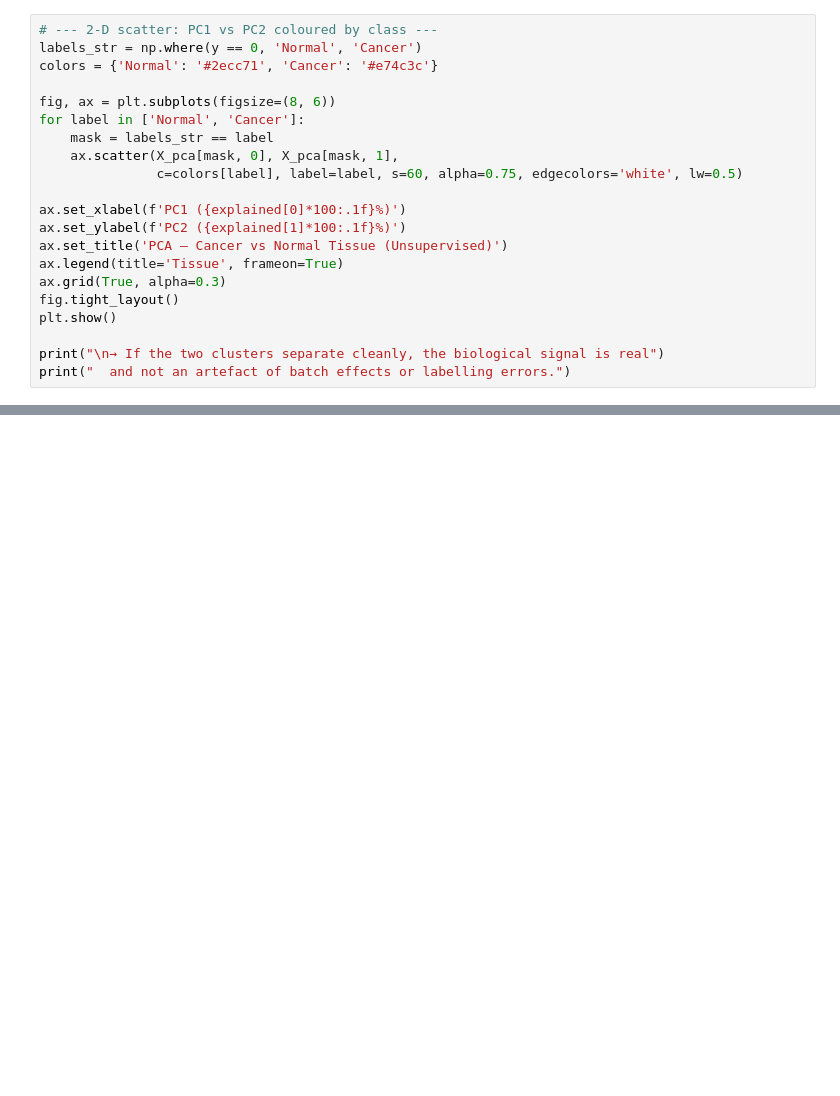
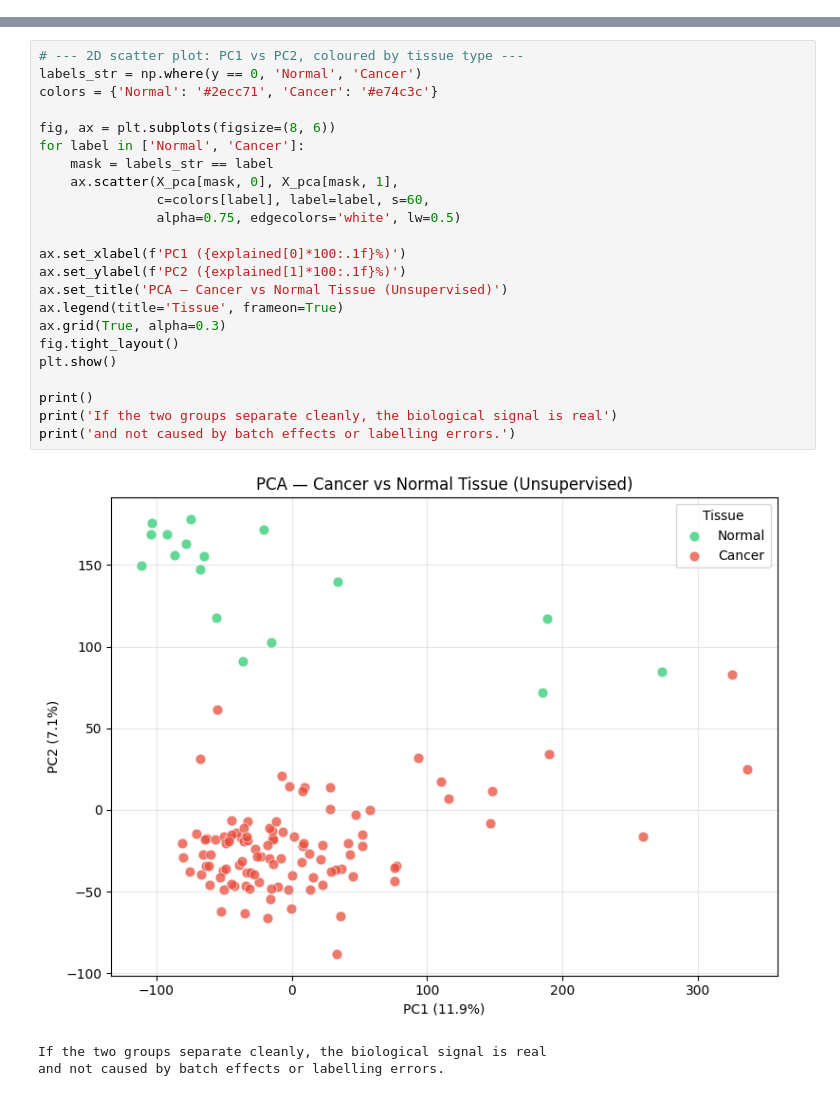
Before and after one commit to Xerass/breast-cancer-biomarker-analysis, a Jupyter notebook: analysis.ipynb, the cells around one changed output, grey strips where cells are left out. Saved outputs shown, nothing was run; the diff lists cells and outputs as text; blank space fills up the shorter version.

```diff
--- a/analysis.ipynb
+++ b/analysis.ipynb
@@ -142,21 +0,0 @@ plt.show()
-# %%
-# --- 2-D scatter: PC1 vs PC2 coloured by class ---
-labels_str = np.where(y == 0, 'Normal', 'Cancer')
-colors = {'Normal': '#2ecc71', 'Cancer': '#e74c3c'}
-
-fig, ax = plt.subplots(figsize=(8, 6))
-for label in ['Normal', 'Cancer']:
-    mask = labels_str == label
-    ax.scatter(X_pca[mask, 0], X_pca[mask, 1],
-               c=colors[label], label=label, s=60, alpha=0.75, edgecolors='white', lw=0.5)
-
-ax.set_xlabel(f'PC1 ({explained[0]*100:.1f}%)')
-ax.set_ylabel(f'PC2 ({explained[1]*100:.1f}%)')
-ax.set_title('PCA — Cancer vs Normal Tissue (Unsupervised)')
-ax.legend(title='Tissue', frameon=True)
-ax.grid(True, alpha=0.3)
-fig.tight_layout()
-plt.show()
-
-print("\n→ If the two clusters separate cleanly, the biological signal is real")
-print("  and not an artefact of batch effects or labelling errors.")
@@ -307,0 +209,27 @@ plt.show()
+# %%
+# --- 2D scatter plot: PC1 vs PC2, coloured by tissue type ---
+labels_str = np.where(y == 0, 'Normal', 'Cancer')
+colors = {'Normal': '#2ecc71', 'Cancer': '#e74c3c'}
+
+fig, ax = plt.subplots(figsize=(8, 6))
+for label in ['Normal', 'Cancer']:
+    mask = labels_str == label
+    ax.scatter(X_pca[mask, 0], X_pca[mask, 1],
+               c=colors[label], label=label, s=60,
+               alpha=0.75, edgecolors='white', lw=0.5)
+
+ax.set_xlabel(f'PC1 ({explained[0]*100:.1f}%)')
+ax.set_ylabel(f'PC2 ({explained[1]*100:.1f}%)')
+ax.set_title('PCA — Cancer vs Normal Tissue (Unsupervised)')
+ax.legend(title='Tissue', frameon=True)
+ax.grid(True, alpha=0.3)
+fig.tight_layout()
+plt.show()
+
+print()
+print('If the two groups separate cleanly, the biological signal is real')
+print('and not caused by batch effects or labelling errors.')
+# %% [output]
+[figure, added]
+If the two groups separate cleanly, the biological signal is real
+and not caused by batch effects or labelling errors.
```
Also changed, not shown: parts of 40 cells of this notebook, 3 other files.
